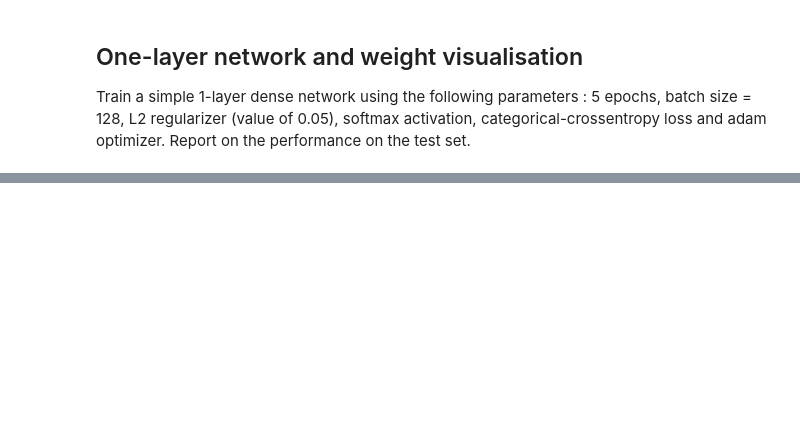
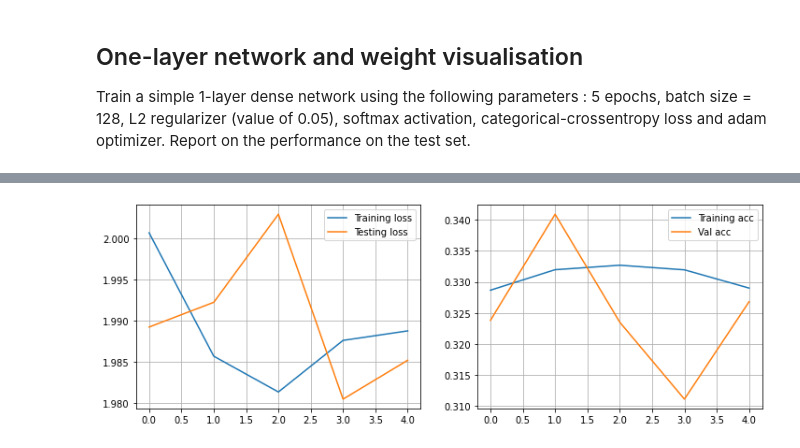
Before and after one commit to PatCH0816/TSM_DeLearn, a Jupyter notebook: exercises/exercise8/gr11_shallow_networks_cifar10.ipynb, the cells around one changed output, grey strips where cells are left out. Drawn from its saved outputs; the diff is of its cells as text; code cells hidden in the pictures; blank space fills up the shorter version.

Commit message:
exercise 8.2: reshaping data as in mnist and add the two layers

```diff
--- a/exercises/exercise8/gr11_shallow_networks_cifar10.ipynb
+++ b/exercises/exercise8/gr11_shallow_networks_cifar10.ipynb
@@ -121,0 +129,8 @@ X_test /= 255.0
+# %%
+from tensorflow.keras import utils
+
+n_classes = len(labels)
+# Conversion to class vectors
+Y_train = utils.to_categorical(y_train, n_classes)
+Y_test = utils.to_categorical(y_test, n_classes)
+print(Y_train[:10])
@@ -127,17 +153,21 @@ adam optimizer. Report on the performance on the test set.
 # %%
 from tensorflow.keras.models import Sequential
 from tensorflow.keras.layers import Dense
+from tensorflow.keras import regularizers
 
-n_classes = len(labels)
 epochs = 5
 batches = 128
+D = X_train.shape[1]  # dimension of input sample - 32*32*3 CIFAR10
 
 model = Sequential(name='one_layer_network')
 
-model.add(tf.keras.Input(shape=(32, 32, 3)))
+model.add(tf.keras.Input(shape=(D,)))
 model.add(Dense(n_classes,
-                input_shape = X_train[0].shape,
-                activation = 'softmax'))
+                input_shape = (D,),
+                kernel_regularizer=regularizers.l2(0.05),
+                activation = 'softmax',
+                name = "Single"
+               ))
 
 model.summary()
 # %% [output]
@@ -159,9 +189,9 @@ model.compile(loss=tf.keras.losses.CategoricalCrossentropy(),
              metrics=['accuracy'])
 
 log = model.fit(X_train,
-                y_train,
+                Y_train,
                 batch_size=batches,
-               epochs=epochs,
-               validation_data=(X_test, y_test))
+                epochs=epochs,
+                validation_data=(X_test, Y_test))
 # %% [output]
 Epoch 1/5
@@ -171,0 +214,14 @@ ValueError: in user code:
+# %%
+f = plt.figure(figsize=(12,4))
+ax1 = f.add_subplot(121)
+ax2 = f.add_subplot(122)
+ax1.plot(log.history['loss'], label='Training loss')
+ax1.plot(log.history['val_loss'], label='Testing loss')
+ax1.legend()
+ax1.grid()
+ax2.plot(log.history['accuracy'], label='Training acc')
+ax2.plot(log.history['val_accuracy'], label='Val acc')
+ax2.legend()
+ax2.grid()
+# %% [output]
+[figure, added]
```
Also changed, not shown: parts of 22 cells of this notebook.
